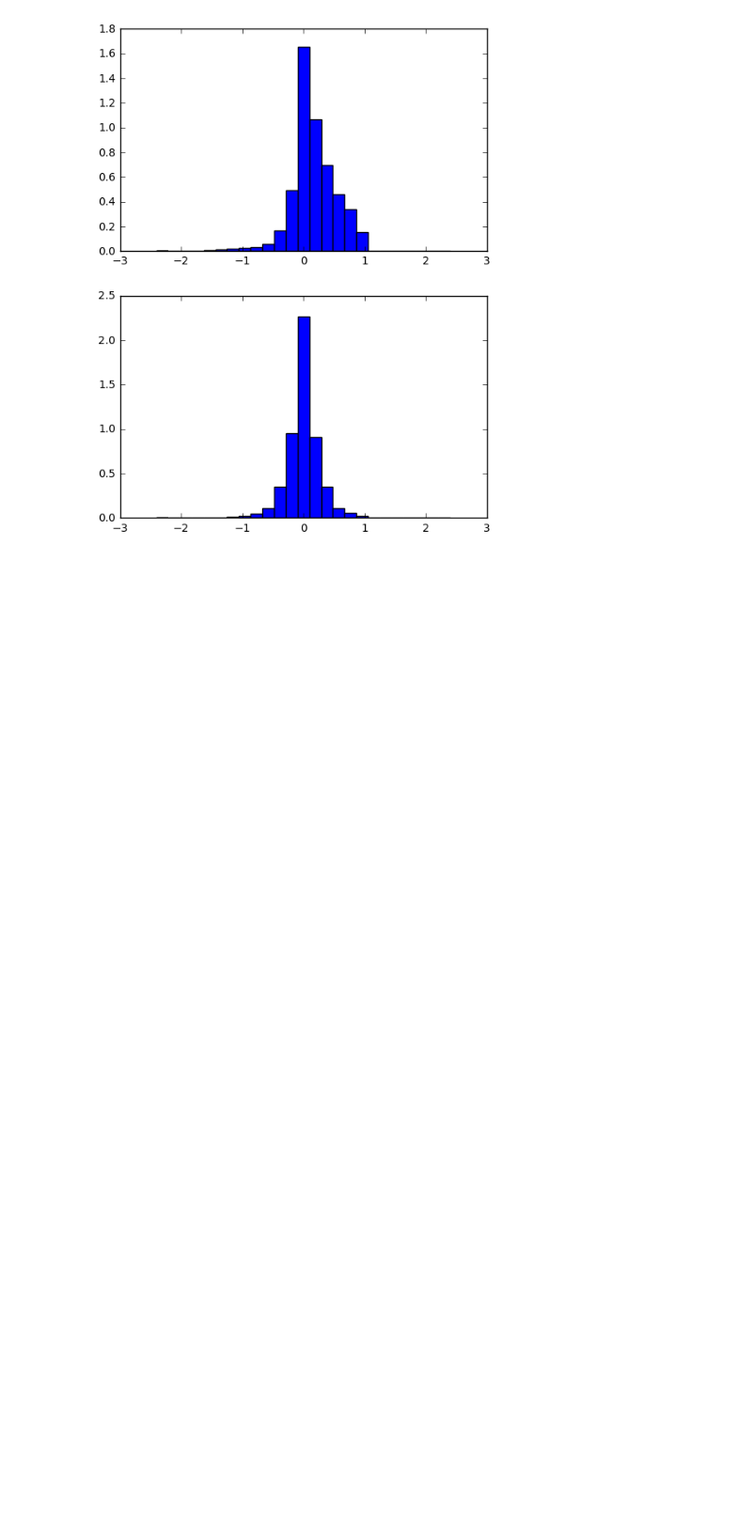
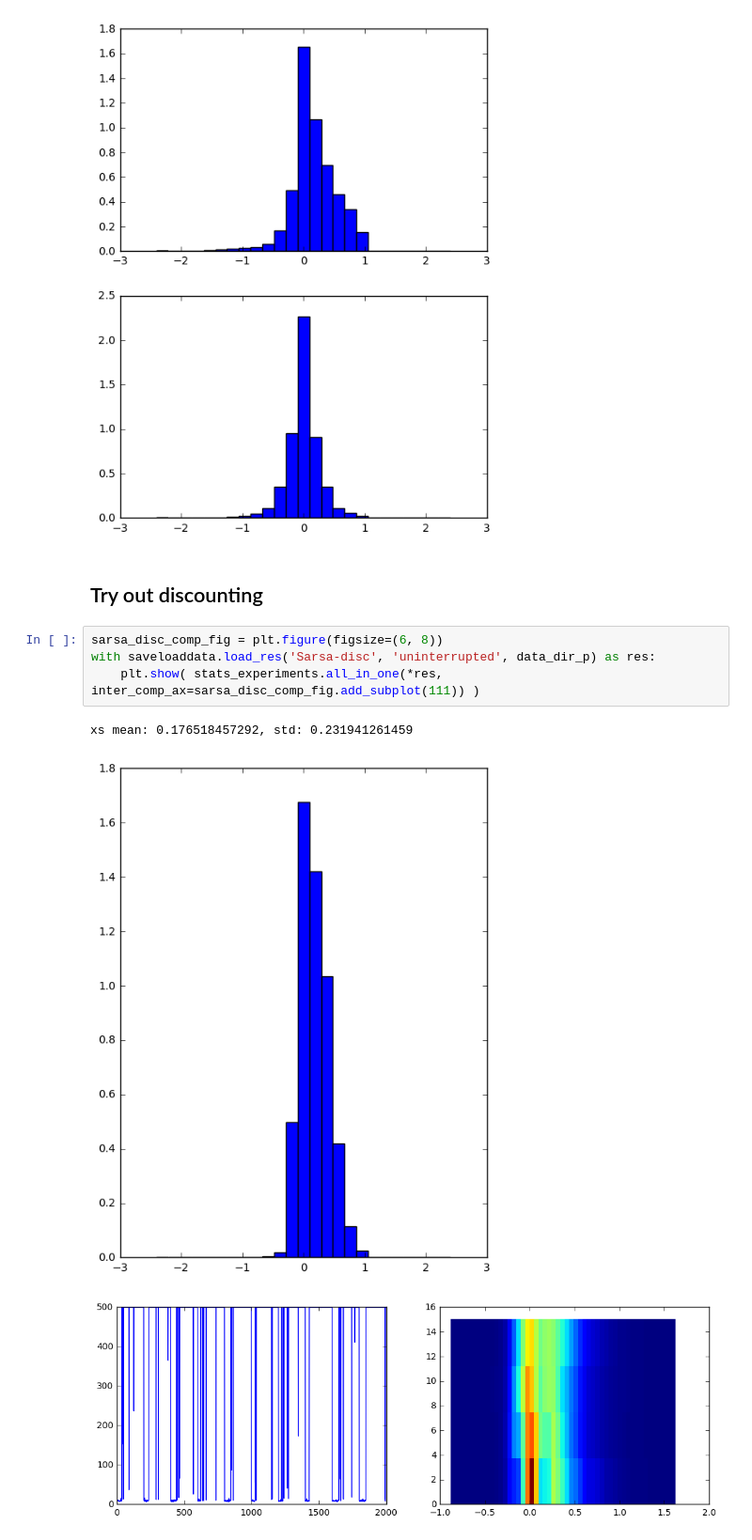
Before and after one commit to rmoehn/cartpole, a Jupyter notebook: notebooks/StatsExperiments.ipynb, the cells around one changed output. Shown: that part at 94% size. Cells and saved outputs as stored; diff of their text form; blank space fills up the shorter version.

Commit message:
Run a short experiment with discounting
I'm trying to find out what causes the asymmetry of my algorithms. Not
discounting wasn't it apparently.

```diff
--- a/notebooks/StatsExperiments.ipynb
+++ b/notebooks/StatsExperiments.ipynb
@@ -120,3 +129,13 @@ xs mean: -0.00613243501076, std: 0.265093407941
 q_comp_fig
 # %% [output]
 [figure]
+# %% [markdown]
+## Try out discounting
+# %%
+sarsa_disc_comp_fig = plt.figure(figsize=(6, 8))
+with saveloaddata.load_res('Sarsa-disc', 'uninterrupted', data_dir_p) as res:
+    plt.show( stats_experiments.all_in_one(*res, inter_comp_ax=sarsa_disc_comp_fig.add_subplot(111)) )
+# %% [output]
+xs mean: 0.176518457292, std: 0.231941261459
+[figure, added]
+[figure, added]
```
Also changed, not shown: parts of 6 cells of this notebook, 2 other files.
